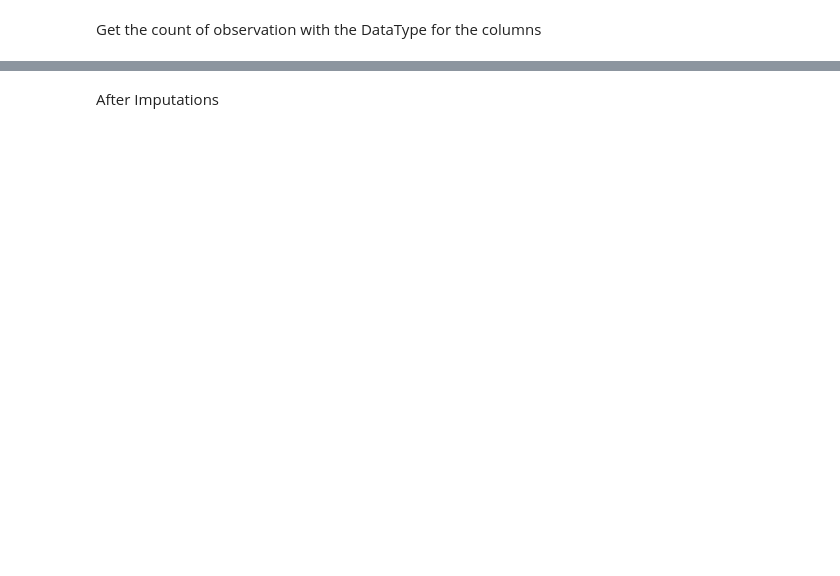
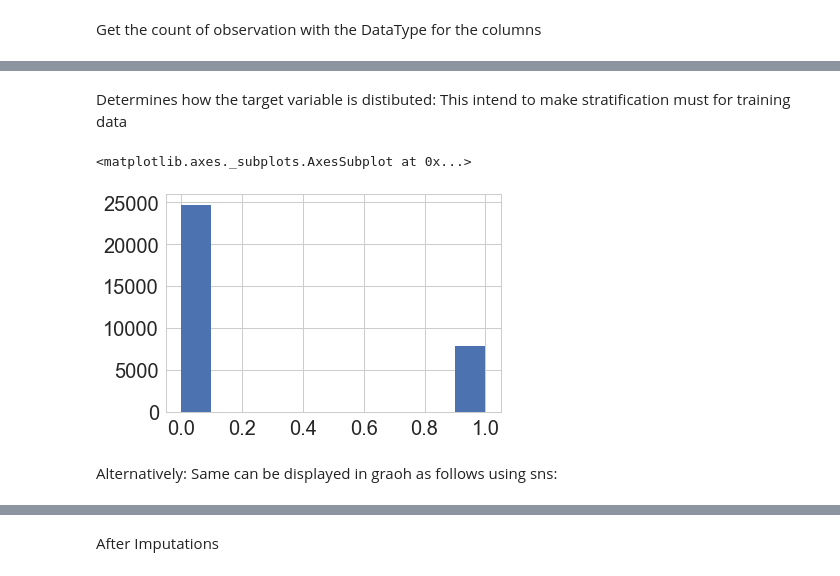
Before and after one commit to akkhil2012/MachineLearning, a Jupyter notebook: scikit_learn/DecisionTreePredictIncome.ipynb, the cells around one changed output, grey strips where cells are left out. Saved outputs shown, nothing was run; the diff lists cells and outputs as text; code cells hidden in the pictures; blank space fills up the shorter version.

Commit message:
CompleteCodeWithGraphs
CompleteCodeWithGraphs

```diff
--- a/scikit_learn/DecisionTreePredictIncome.ipynb
+++ b/scikit_learn/DecisionTreePredictIncome.ipynb
@@ -63,4 +119,11 @@ print(df.dtypes)
+# %% [markdown]
+Determines how the target variable is distibuted: This intend to make stratification must for training data
 # %%
-df['income'].hist(bins = 1)
+df['income'].hist(xlabelsize=20 ,ylabelsize=20)
+# %% [output]
+<matplotlib.axes._subplots.AxesSubplot at 0x...>
+[figure, added]
+# %% [markdown]
+Alternatively: Same can be displayed in graoh as follows using sns:
 # %%
 df.head(15)
```
Also changed, not shown: parts of 39 cells of this notebook.
